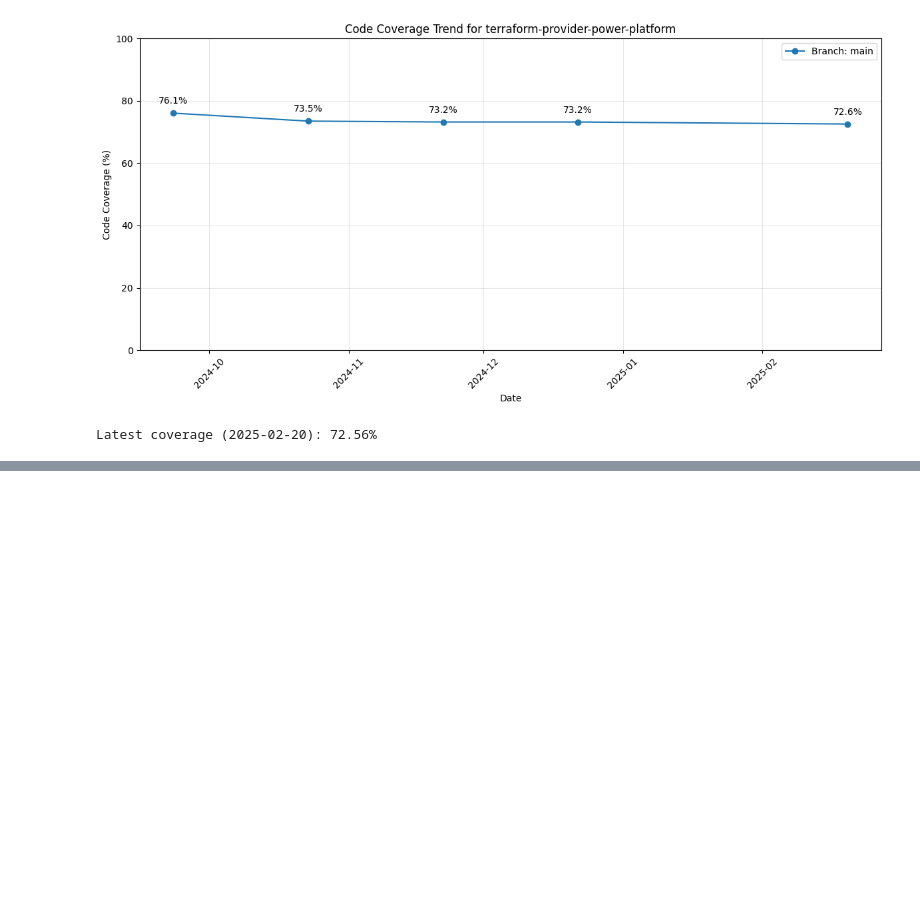
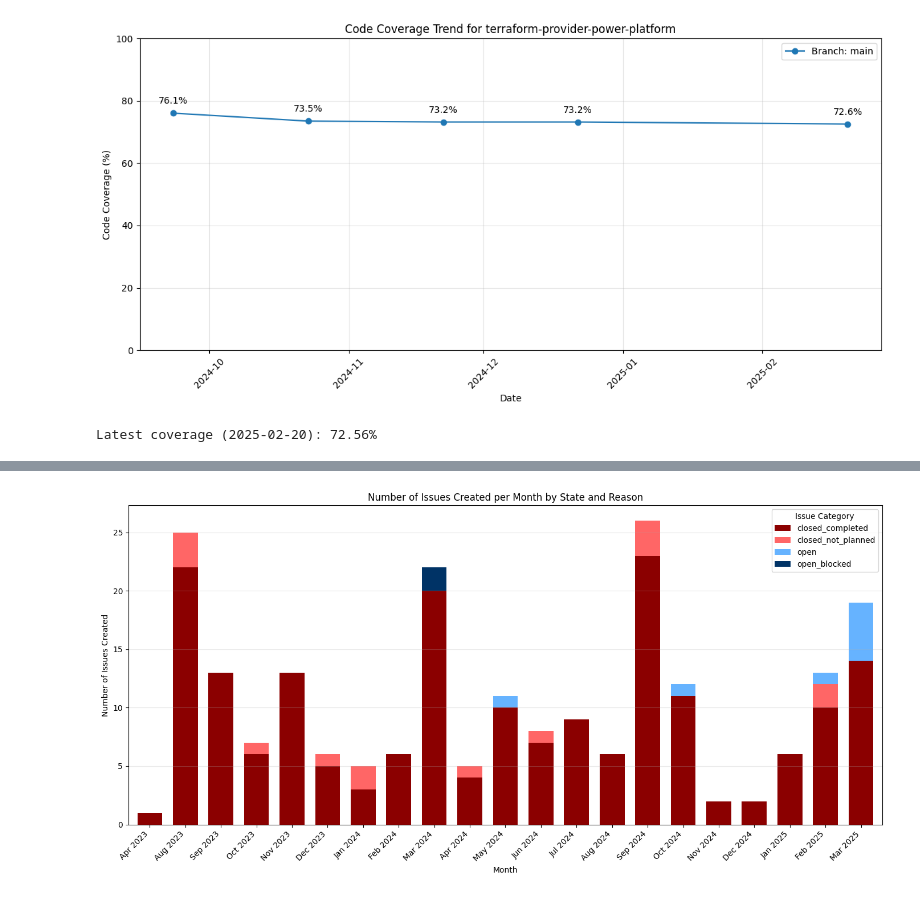
Before and after one commit to devorekristen/terraform-provider-power-platform, a Jupyter notebook: metrics/metrics.ipynb, the cells around one changed output, grey strips where cells are left out. Drawn from its saved outputs; the diff is of its cells as text; code cells hidden in the pictures; blank space fills up the shorter version.

```diff
--- a/metrics/metrics.ipynb
+++ b/metrics/metrics.ipynb
@@ -311,0 +409,59 @@ Latest coverage (2025-02-20): 72.56%
+# %%
+# Create a new column that combines state and state_reason for closed issues
+df_issues['category'] = df_issues['state']
+df_issues.loc[df_issues['state'] == 'closed', 'category'] = df_issues['state'] + '_' + df_issues['state_reason'].fillna('unknown')
+
+# Group by created_month and category to get the count of issues
+issues_by_month_category = df_issues.groupby(['created_month', 'category']).size().unstack(fill_value=0)
+
+# Convert the index to datetime for proper sorting
+issues_by_month_category.index = pd.to_datetime(issues_by_month_category.index + '-01')
+issues_by_month_category = issues_by_month_category.sort_index()
+
+# Create the stacked bar chart
+plt.figure(figsize=(14, 7))
+
+# First let's subcategorize open issues based on the 'blocked' field
+# Create a temporary copy of the original dataframe
+df_issues_temp = df_issues.copy()
+
+# Update the category for blocked open issues
+df_issues_temp.loc[(df_issues['state'] == 'open') & (df_issues['blocked'] == True), 'category'] = 'open_blocked'
+
+# Group by created_month and category to get the count of issues with the new categories
+issues_by_month_category = df_issues_temp.groupby(['created_month', 'category']).size().unstack(fill_value=0)
+
+# Convert the index to datetime for proper sorting
+issues_by_month_category.index = pd.to_datetime(issues_by_month_category.index + '-01')
+issues_by_month_category = issues_by_month_category.sort_index()
+
+# Define color scheme with different shades of red for closed categories
+colors = {
+    'open': '#66b3ff',            # Blue for open issues
+    'open_blocked': '#003366',    # Dark blue for blocked open issues
+    'closed_completed': '#8B0000', # Dark red for completed issues
+    'closed_not_planned': '#FF6666', # Light red for not planned issues
+    'closed_unknown': '#CD5C5C'   # Indian red for unknown reason
+}
+
+# Get the columns in the DataFrame and map to the colors dictionary
+plot_colors = [colors.get(col, '#DC143C') for col in issues_by_month_category.columns]
+
+# Create the stacked bar chart
+issues_by_month_category.plot(kind='bar', stacked=True, ax=plt.gca(),
+                              color=plot_colors, width=0.7)
+
+# Format x-axis labels to Month Year format
+plt.gca().set_xticklabels([date.strftime('%b %Y') for date in issues_by_month_category.index])
+
+# Customize the plot
+plt.xlabel('Month')
+plt.ylabel('Number of Issues Created')
+plt.title('Number of Issues Created per Month by State and Reason')
+plt.xticks(rotation=45, ha='right')
+plt.grid(axis='y', alpha=0.3)
+plt.legend(title='Issue Category')
+plt.tight_layout()
+plt.show()
+# %% [output]
+[figure, added]
```
Also changed, not shown: parts of 5 cells of this notebook.
